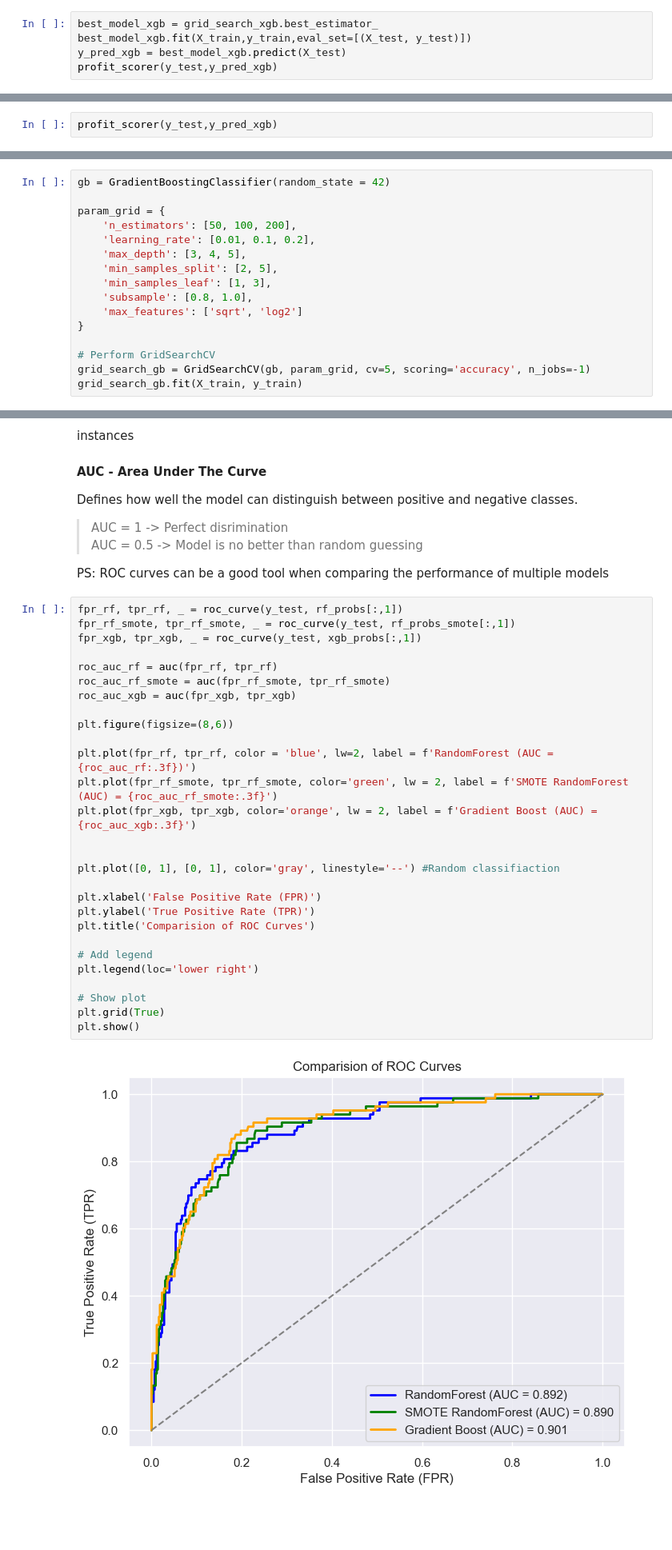
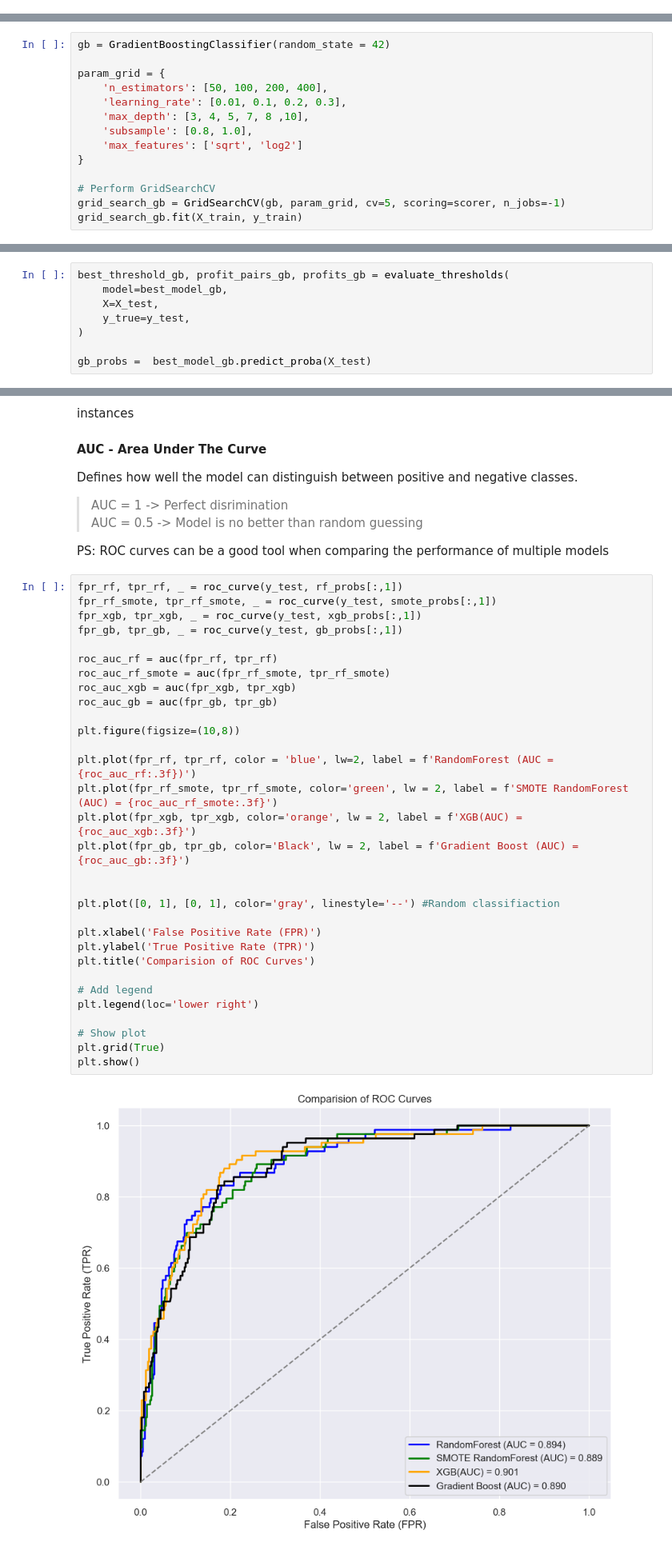
Before and after one commit to szba-ds/iFood-Data-Aanalyst-Case-Using-Classification-Algorithms, a Jupyter notebook: Classifiers.ipynb, the cells around one changed output, grey strips where cells are left out. Shown at 80% size. Cells and saved outputs as stored; diff of their text form; blank space fills up the shorter version.

```diff
--- a/Classifiers.ipynb
+++ b/Classifiers.ipynb
@@ -248,8 +297,3 @@ Fitting 5 folds for each of 720 candidates, totalling 3600 fits
 [35]    validation_0-logloss:0.27525
 [36]    validation_0-logloss:0.27517
 [37]    validation_0-logloss:0.27680
-# %%
-best_model_xgb = grid_search_xgb.best_estimator_
-best_model_xgb.fit(X_train,y_train,eval_set=[(X_test, y_test)])
-y_pred_xgb = best_model_xgb.predict(X_test)
-profit_scorer(y_test,y_pred_xgb)
@@ -275,2 +299,0 @@ np.int64(238)
-# %%
-profit_scorer(y_test,y_pred_xgb)
@@ -287,17 +342,15 @@ Best Threshold: 0.2, Profit: 330
 gb = GradientBoostingClassifier(random_state = 42)
 
 param_grid = {
-    'n_estimators': [50, 100, 200],
-    'learning_rate': [0.01, 0.1, 0.2],
-    'max_depth': [3, 4, 5],
-    'min_samples_split': [2, 5],
-    'min_samples_leaf': [1, 3],
+    'n_estimators': [50, 100, 200, 400],
+    'learning_rate': [0.01, 0.1, 0.2, 0.3],
+    'max_depth': [3, 4, 5, 7, 8 ,10],
     'subsample': [0.8, 1.0],
     'max_features': ['sqrt', 'log2']
 }
 
 # Perform GridSearchCV
-grid_search_gb = GridSearchCV(gb, param_grid, cv=5, scoring='accuracy', n_jobs=-1)
+grid_search_gb = GridSearchCV(gb, param_grid, cv=5, scoring=scorer, n_jobs=-1)
 grid_search_gb.fit(X_train, y_train)
 # %% [output]
 GridSearchCV(cv=5, estimator=GradientBoostingClassifier(random_state=42),
@@ -349 +400,9 @@ weighted avg       0.94      0.94      0.93      1533
 weighted avg       0.87      0.88      0.87       512
+# %%
+best_threshold_gb, profit_pairs_gb, profits_gb = evaluate_thresholds(
+    model=best_model_gb,
+    X=X_test,
+    y_true=y_test,
+)
+
+gb_probs =  best_model_gb.predict_proba(X_test)
@@ -403,34 +462,37 @@ Defines how well the model can distinguish between positive and negative classes
 PS: ROC curves can be a good tool when comparing the performance of multiple models
 # %%
 fpr_rf, tpr_rf, _ = roc_curve(y_test, rf_probs[:,1])
-fpr_rf_smote, tpr_rf_smote, _ = roc_curve(y_test, rf_probs_smote[:,1])
+fpr_rf_smote, tpr_rf_smote, _ = roc_curve(y_test, smote_probs[:,1])
 fpr_xgb, tpr_xgb, _ = roc_curve(y_test, xgb_probs[:,1])
+fpr_gb, tpr_gb, _ = roc_curve(y_test, gb_probs[:,1])
 
 roc_auc_rf = auc(fpr_rf, tpr_rf)
 roc_auc_rf_smote = auc(fpr_rf_smote, tpr_rf_smote)
 roc_auc_xgb = auc(fpr_xgb, tpr_xgb)
+roc_auc_gb = auc(fpr_gb, tpr_gb)
 
-plt.figure(figsize=(8,6))
+plt.figure(figsize=(10,8))
 
 plt.plot(fpr_rf, tpr_rf, color = 'blue', lw=2, label = f'RandomForest (AUC = {roc_auc_rf:.3f})')
 plt.plot(fpr_rf_smote, tpr_rf_smote, color='green', lw = 2, label = f'SMOTE RandomForest (AUC) = {roc_auc_rf_smote:.3f}')
-plt.plot(fpr_xgb, tpr_xgb, color='orange', lw = 2, label = f'Gradient Boost (AUC) = {roc_auc_xgb:.3f}')
+plt.plot(fpr_xgb, tpr_xgb, color='orange', lw = 2, label = f'XGB(AUC) = {roc_auc_xgb:.3f}')
+plt.plot(fpr_gb, tpr_gb, color='Black', lw = 2, label = f'Gradient Boost (AUC) = {roc_auc_gb:.3f}')
 
 
 plt.plot([0, 1], [0, 1], color='gray', linestyle='--') #Random classifiaction
 
 plt.xlabel('False Positive Rate (FPR)')
 plt.ylabel('True Positive Rate (TPR)')
 plt.title('Comparision of ROC Curves')
 
 # Add legend
 plt.legend(loc='lower right')
 
 # Show plot
 plt.grid(True)
 plt.show()
 # %% [output]
-[figure, old version]
+[figure, new version]
 # %% [markdown]
 # Comparision of Cumulative Gains
 # %%
```
Also changed, not shown: parts of 21 cells of this notebook.
